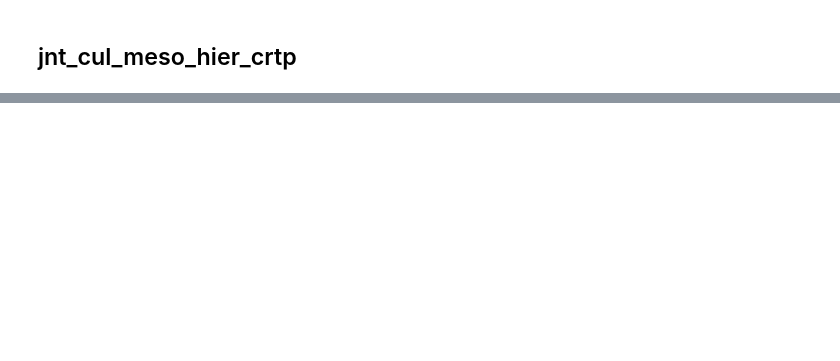
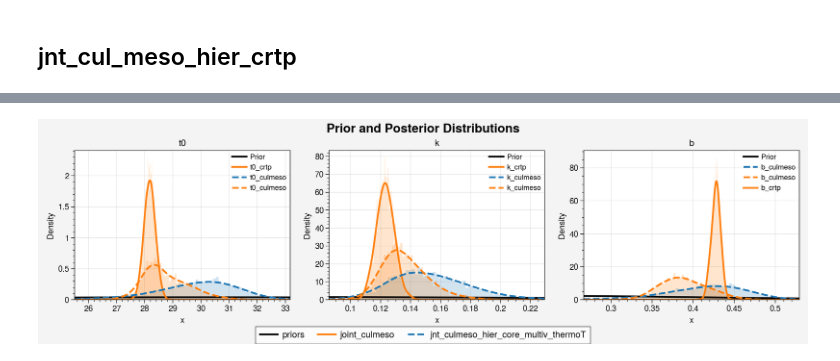
Before and after one commit to PaleoLipidRR/TEXAS, a Jupyter notebook: ipynb_files/culRI-Bayesian_models.ipynb, the cells around one changed output, grey strips where cells are left out. Saved outputs shown, nothing was run; the diff lists cells and outputs as text; code cells hidden in the pictures; blank space fills up the shorter version.

```diff
--- a/ipynb_files/culRI-Bayesian_models.ipynb
+++ b/ipynb_files/culRI-Bayesian_models.ipynb
@@ -1082 +1138,20 @@ chain 2 |          | 00:00 Status
+# %%
+priors = jnt_cul_meso_post_ds.attrs['priors']
+
+fig, axes = dv.plot_prior_distributions(
+                priors,
+                posterior_datasets=[
+                    jnt_cul_meso_post_ds,
+                    jnt_cul_meso_hier_crtp_post_ds
+                    ],
+                labels=['priors',
+                        'joint_culmeso',
+                        'jnt_culmeso_hier_core_multiv_thermoT'
+                        ],
+                # focus_on_posterior=False,
+                use_linestyle_by_param=True,
+                # suffix_include=["_culmeso"]
+                )
+# %% [output]
+[figure, added]
 # %%
```
Also changed, not shown: parts of 16 cells of this notebook, 35 other files.
